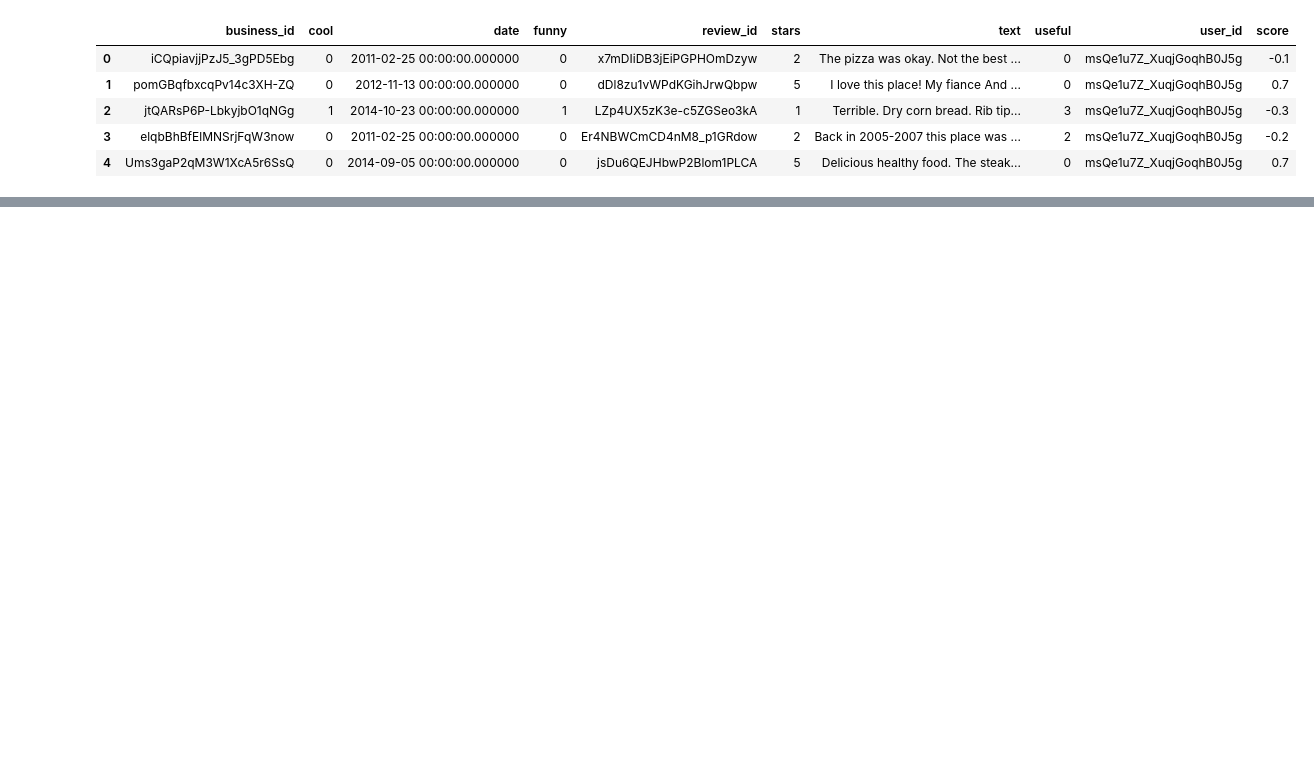
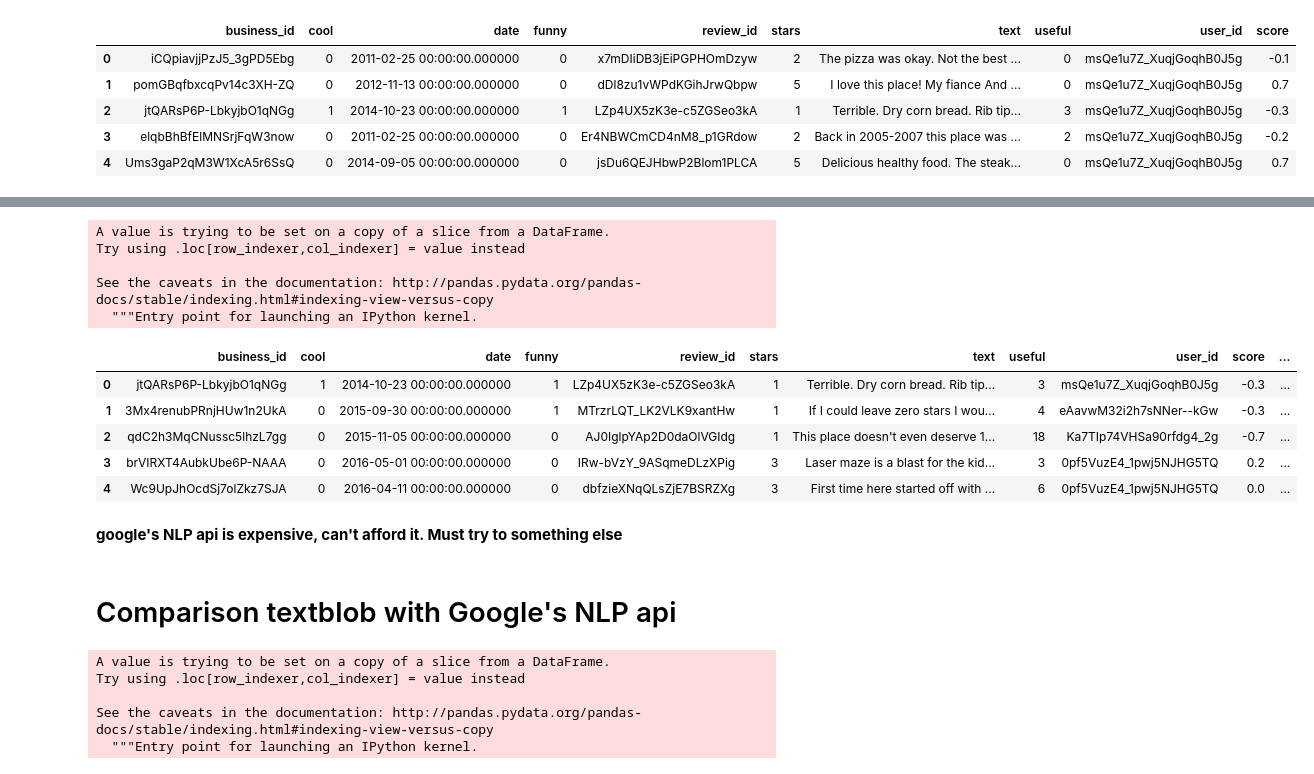
Before and after one commit to Zackkkliu/Yelp_review, a Jupyter notebook: Yelp_review.ipynb, the cells around one changed output, grey strips where cells are left out. Cells and saved outputs as stored; diff of their text form; code cells hidden in the pictures; blank space fills up the shorter version.

Commit message:
NLP model comparison

```diff
--- a/Yelp_review.ipynb
+++ b/Yelp_review.ipynb
@@ -285,0 +295,2 @@ df.to_csv('review_with_score.csv')
+# %%
+df_good_review = pd.read_sql_query("select * from review where useful>2",conn)
@@ -285,0 +314,2 @@ df.to_csv('review_with_score.csv')
+# %%
+df_good_review_4000 = df_good_review.loc[:4000,]
@@ -285,0 +333,15 @@ df.to_csv('review_with_score.csv')
+# %%
+df_good_review_4000['score'],df_good_review_4000['score_magnitude'] = zip(*df_good_review_4000['text'].apply(lambda text: AnalyseSentiment(text)))
+df_good_review_4000.head()
+# %% [output]
+A value is trying to be set on a copy of a slice from a DataFrame.
+Try using .loc[row_indexer,col_indexer] = value instead
+
+See the caveats in the documentation: http://pandas.pydata.org/pandas-docs/stable/indexing.html#indexing-view-versus-copy
+  """Entry point for launching an IPython kernel.
+|  | business_id | cool | date | funny | review_id | stars | text | useful | user_id | score | ... |
+| 0 | jtQARsP6P-LbkyjbO1qNGg | 1 | 2014-10-23 00:00:00.000000 | 1 | LZp4UX5zK3e-c5ZGSeo3kA | 1 | Terrible. Dry corn bread. Rib tip... | 3 | msQe1u7Z_XuqjGoqhB0J5g | -0.3 | ... |
+| 1 | 3Mx4renubPRnjHUw1n2UkA | 0 | 2015-09-30 00:00:00.000000 | 1 | MTrzrLQT_LK2VLK9xantHw | 1 | If I could leave zero stars I wou... | 4 | eAavwM32i2h7sNNer--kGw | -0.3 | ... |
+| 2 | qdC2h3MqCNussc5lhzL7gg | 0 | 2015-11-05 00:00:00.000000 | 0 | AJ0IglpYAp2D0daOlVGIdg | 1 | This place doesn't even deserve 1... | 18 | Ka7TIp74VHSa90rfdg4_2g | -0.7 | ... |
+| 3 | brVIRXT4AubkUbe6P-NAAA | 0 | 2016-05-01 00:00:00.000000 | 0 | IRw-bVzY_9ASqmeDLzXPig | 3 | Laser maze is a blast for the kid... | 3 | 0pf5VuzE4_1pwj5NJHG5TQ | 0.2 | ... |
+| 4 | Wc9UpJhOcdSj7olZkz7SJA | 0 | 2016-04-11 00:00:00.000000 | 0 | dbfzieXNqQLsZjE7BSRZXg | 3 | First time here started off with ... | 6 | 0pf5VuzE4_1pwj5NJHG5TQ | 0.0 | ... |
@@ -285,0 +350,12 @@ df.to_csv('review_with_score.csv')
+# %% [markdown]
+**google's NLP api is expensive, can't afford it. Must try to something else**
+# %% [markdown]
+# Comparison textblob with Google's NLP api
+# %%
+df_good_review_4000['textblob_score'] = df_good_review_4000['text'].apply(lambda text: TextBlob(text).sentiment[0]*TextBlob(text).sentiment[1])
+# %% [output]
+A value is trying to be set on a copy of a slice from a DataFrame.
+Try using .loc[row_indexer,col_indexer] = value instead
+
+See the caveats in the documentation: http://pandas.pydata.org/pandas-docs/stable/indexing.html#indexing-view-versus-copy
+  """Entry point for launching an IPython kernel.
```
Also changed, not shown: parts of 13 cells of this notebook.
